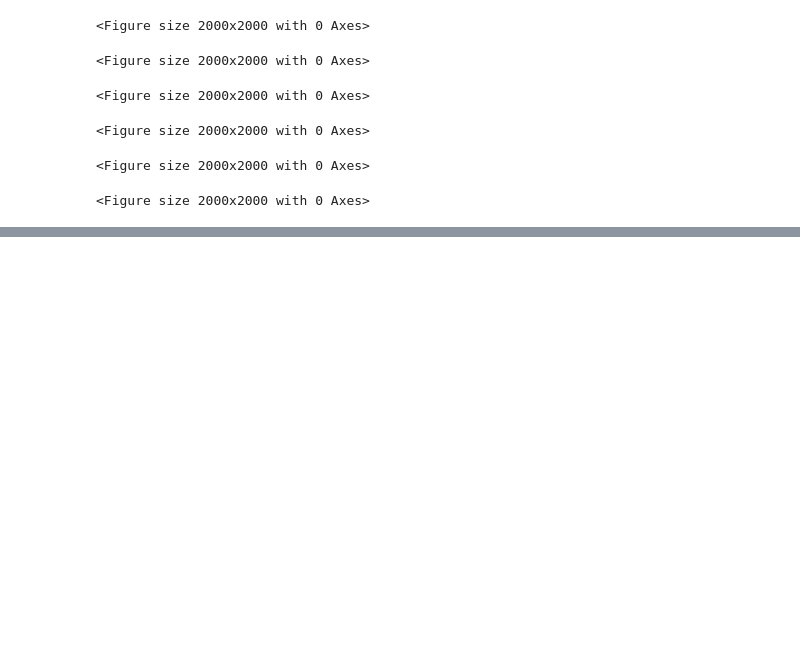
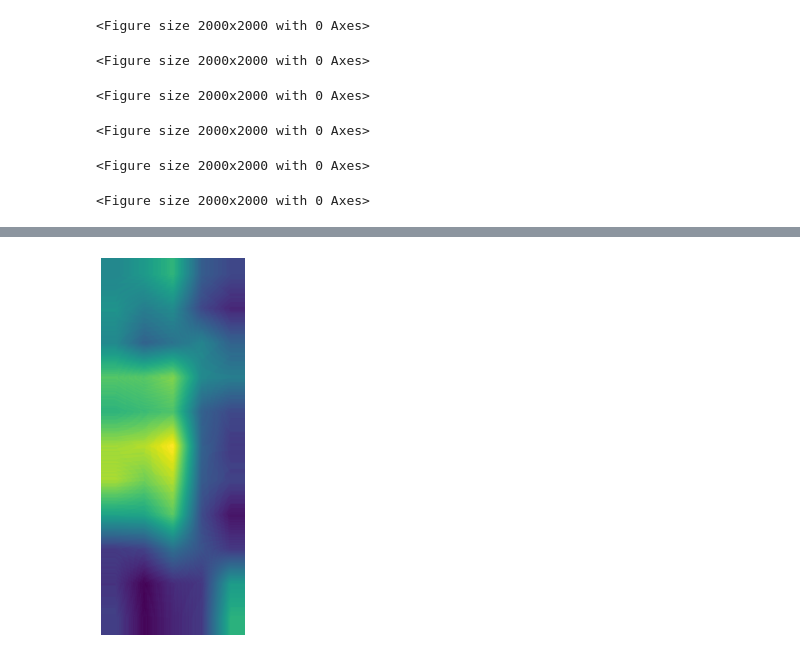
Before and after one commit to ChengIC/my_patchcore, a Jupyter notebook: FinalCore/Visualize_Runs_Jul-21-2022.ipynb, the cells around one changed output, grey strips where cells are left out. Cells and saved outputs as stored; diff of their text form; code cells hidden in the pictures; blank space fills up the shorter version.

```diff
--- a/FinalCore/Visualize_Runs_Jul-21-2022.ipynb
+++ b/FinalCore/Visualize_Runs_Jul-21-2022.ipynb
@@ -206,7 +205,7 @@ def avg_by_small (pixels_information, all_fv_imgs):
     print (weight_list)
     fv = weight_list[0] * all_fv_imgs[0]
     for idx, w in enumerate(weight_list):
-#         if idx>=1:
+         if idx>=1:
             fv += w*all_fv_imgs[idx]
     return fv
 # %%
@@ -220,0 +222,7 @@ plt.axis('off');
+# %%
+# perform clustering
+figure(figsize=(10, 10), dpi=50)
+plt.imshow(fv)
+plt.axis('off');
+# %% [output]
+[figure, added]
```
Also changed, not shown: parts of 8 cells of this notebook.
